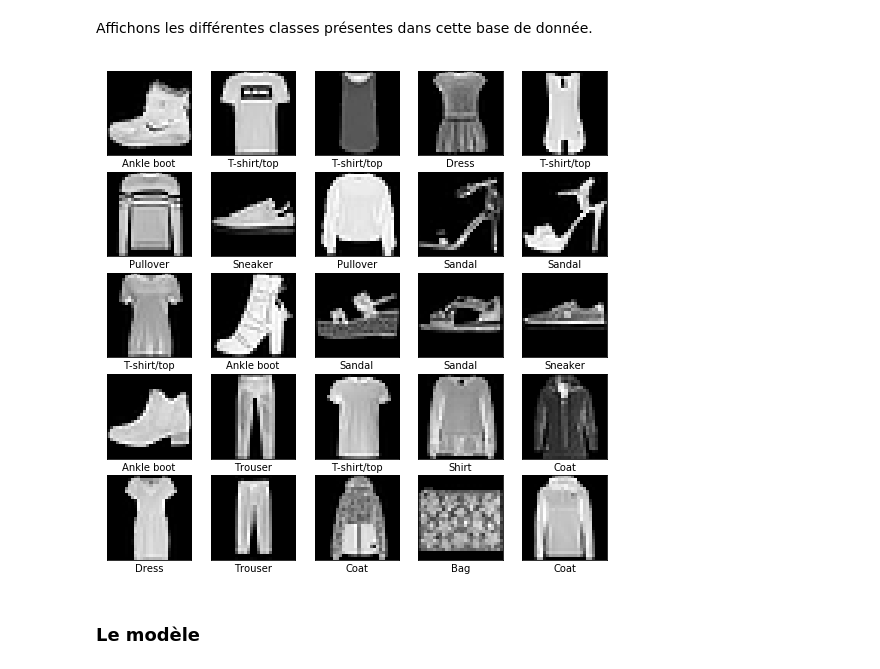
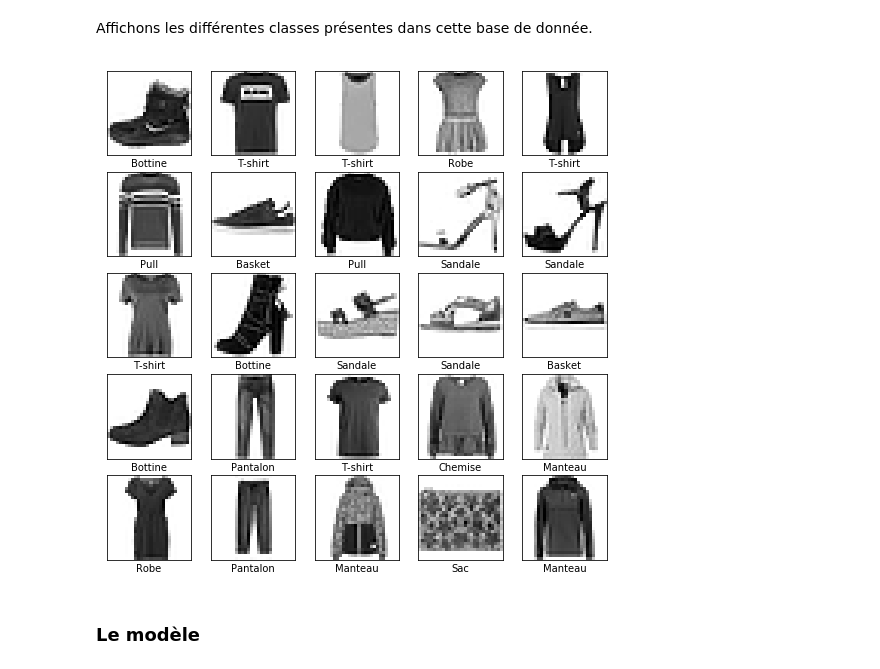
Before and after one commit to 0xSalim/classification_neural_networks, a Jupyter notebook: NeuralNet-Fashion.ipynb, the cells around one changed output. Saved outputs shown, nothing was run; the diff lists cells and outputs as text; code cells hidden in the pictures.

```diff
--- a/NeuralNet-Fashion.ipynb
+++ b/NeuralNet-Fashion.ipynb
@@ -54,3 +51,6 @@ class_names = ['T-shirt/top', 'Trouser', 'Pullover', 'Dress', 'Coat',
+# %%
+noms_labels = ['T-shirt', 'Pantalon', 'Pull', 'Robe', 'Manteau',
+               'Sandale', 'Chemise', 'Basket', 'Sac', 'Bottine']
 # %% [markdown]
 #### Données de test
 # %%
@@ -97,14 +97,14 @@ Affichons les différentes classes présentes dans cette base de donnée.
 # %%
 plt.figure(figsize=(9,9))
 for i in range(25):
     plt.subplot(5,5,i+1)
     plt.xticks([])
     plt.yticks([])
     plt.grid(False)
-    plt.imshow(x_train[i], cmap='gray')
-    plt.xlabel(class_names[y_train[i]])
+    plt.imshow(x_train[i], cmap=plt.cm.binary)
+    plt.xlabel(noms_labels[y_train[i]])
 # %% [output]
-[figure, old version]
+[figure, new version]
 # %% [markdown]
 ### Le modèle
 # %% [markdown]
```
Also changed, not shown: parts of 13 cells of this notebook, 1 other file.
